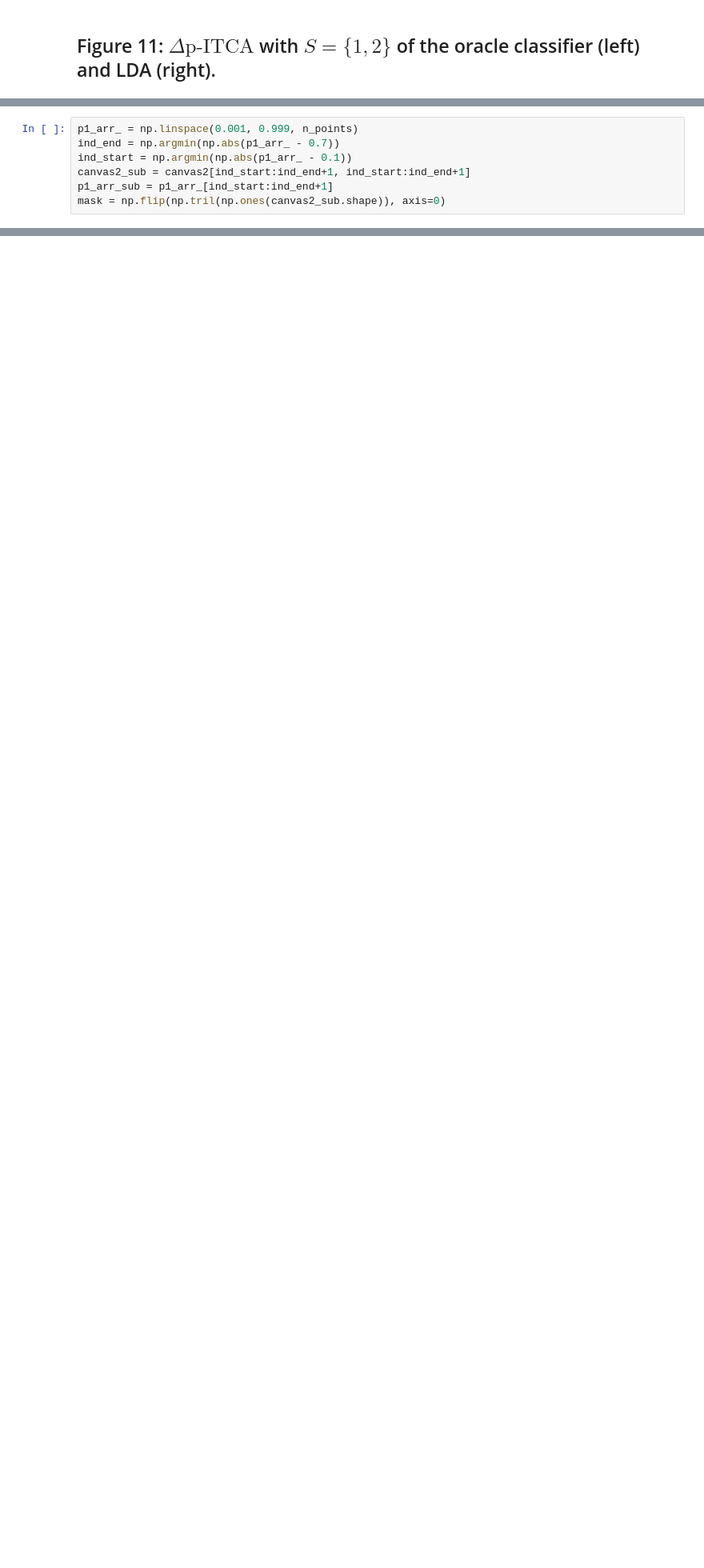
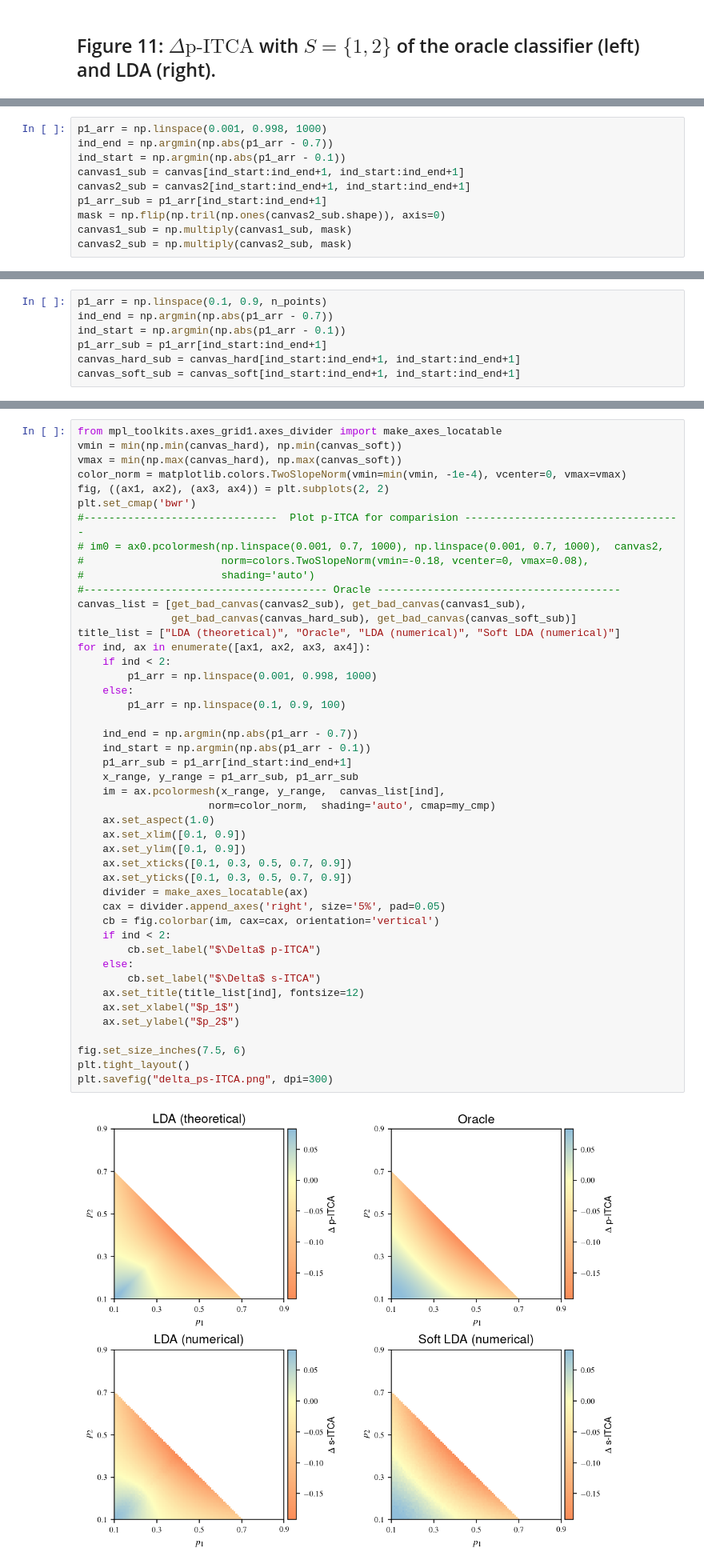
Before and after one commit to JSB-UCLA/ITCA, a Jupyter notebook: notebooks/theoretic_remarks.ipynb, the cells around one changed output, grey strips where cells are left out. Shown at 80% size. Cells and saved outputs as stored; diff of their text form; blank space fills up the shorter version.

```diff
--- a/notebooks/theoretic_remarks.ipynb
+++ b/notebooks/theoretic_remarks.ipynb
@@ -192,7 +349,10 @@ for i, j in tqdm(product(range(len(p1_arr)), range(len(p1_arr))), total=n_points
 # %%
-p1_arr_ = np.linspace(0.001, 0.999, n_points)
-ind_end = np.argmin(np.abs(p1_arr_ - 0.7))
-ind_start = np.argmin(np.abs(p1_arr_ - 0.1))
+p1_arr = np.linspace(0.001, 0.998, 1000)
+ind_end = np.argmin(np.abs(p1_arr - 0.7))
+ind_start = np.argmin(np.abs(p1_arr - 0.1))
+canvas1_sub = canvas[ind_start:ind_end+1, ind_start:ind_end+1]
 canvas2_sub = canvas2[ind_start:ind_end+1, ind_start:ind_end+1]
-p1_arr_sub = p1_arr_[ind_start:ind_end+1]
+p1_arr_sub = p1_arr[ind_start:ind_end+1]
 mask = np.flip(np.tril(np.ones(canvas2_sub.shape)), axis=0)
+canvas1_sub = np.multiply(canvas1_sub, mask)
+canvas2_sub = np.multiply(canvas2_sub, mask)
@@ -244,0 +359,7 @@ plt.tight_layout()
+# %%
+p1_arr = np.linspace(0.1, 0.9, n_points)
+ind_end = np.argmin(np.abs(p1_arr - 0.7))
+ind_start = np.argmin(np.abs(p1_arr - 0.1))
+p1_arr_sub = p1_arr[ind_start:ind_end+1]
+canvas_hard_sub = canvas_hard[ind_start:ind_end+1, ind_start:ind_end+1]
+canvas_soft_sub = canvas_soft[ind_start:ind_end+1, ind_start:ind_end+1]
@@ -244,0 +386,48 @@ plt.tight_layout()
+# %%
+from mpl_toolkits.axes_grid1.axes_divider import make_axes_locatable
+vmin = min(np.min(canvas_hard), np.min(canvas_soft))
+vmax = min(np.max(canvas_hard), np.max(canvas_soft))
+color_norm = matplotlib.colors.TwoSlopeNorm(vmin=min(vmin, -1e-4), vcenter=0, vmax=vmax)
+fig, ((ax1, ax2), (ax3, ax4)) = plt.subplots(2, 2)
+plt.set_cmap('bwr')
+#-------------------------------  Plot p-ITCA for comparision -----------------------------------
+# im0 = ax0.pcolormesh(np.linspace(0.001, 0.7, 1000), np.linspace(0.001, 0.7, 1000),  canvas2,
+#                      norm=colors.TwoSlopeNorm(vmin=-0.18, vcenter=0, vmax=0.08),
+#                      shading='auto')
+#--------------------------------------- Oracle ---------------------------------------
+canvas_list = [get_bad_canvas(canvas2_sub), get_bad_canvas(canvas1_sub),
+               get_bad_canvas(canvas_hard_sub), get_bad_canvas(canvas_soft_sub)]
+title_list = ["LDA (theoretical)", "Oracle", "LDA (numerical)", "Soft LDA (numerical)"]
+for ind, ax in enumerate([ax1, ax2, ax3, ax4]):
+    if ind < 2:
+        p1_arr = np.linspace(0.001, 0.998, 1000)
+    else:
+        p1_arr = np.linspace(0.1, 0.9, 100)
+
+    ind_end = np.argmin(np.abs(p1_arr - 0.7))
+    ind_start = np.argmin(np.abs(p1_arr - 0.1))
+    p1_arr_sub = p1_arr[ind_start:ind_end+1]
+    x_range, y_range = p1_arr_sub, p1_arr_sub
+    im = ax.pcolormesh(x_range, y_range,  canvas_list[ind],
+                     norm=color_norm,  shading='auto', cmap=my_cmp)
+    ax.set_aspect(1.0)
+    ax.set_xlim([0.1, 0.9])
+    ax.set_ylim([0.1, 0.9])
+    ax.set_xticks([0.1, 0.3, 0.5, 0.7, 0.9])
+    ax.set_yticks([0.1, 0.3, 0.5, 0.7, 0.9])
+    divider = make_axes_locatable(ax)
+    cax = divider.append_axes('right', size='5%', pad=0.05)
+    cb = fig.colorbar(im, cax=cax, orientation='vertical')
+    if ind < 2:
+        cb.set_label("$\Delta$ p-ITCA")
+    else:
+        cb.set_label("$\Delta$ s-ITCA")
+    ax.set_title(title_list[ind], fontsize=12)
+    ax.set_xlabel("$p_1$")
+    ax.set_ylabel("$p_2$")
+
+fig.set_size_inches(7.5, 6)
+plt.tight_layout()
+plt.savefig("delta_ps-ITCA.png", dpi=300)
+# %% [output]
+[figure, added]
```
Also changed, not shown: parts of 18 cells of this notebook, 13 other files.
